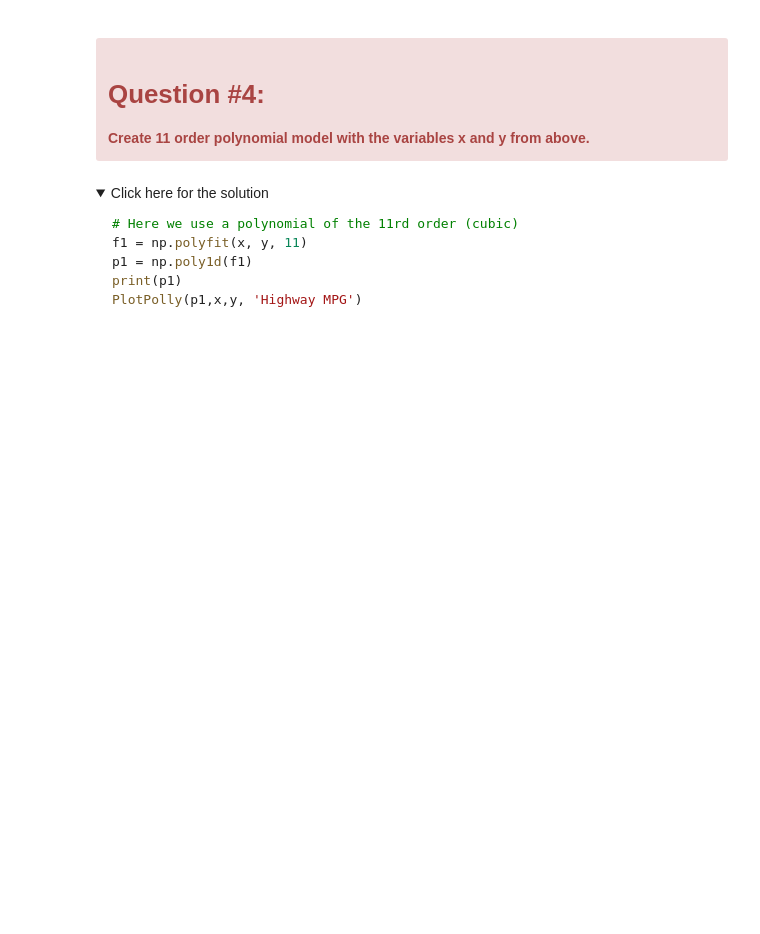
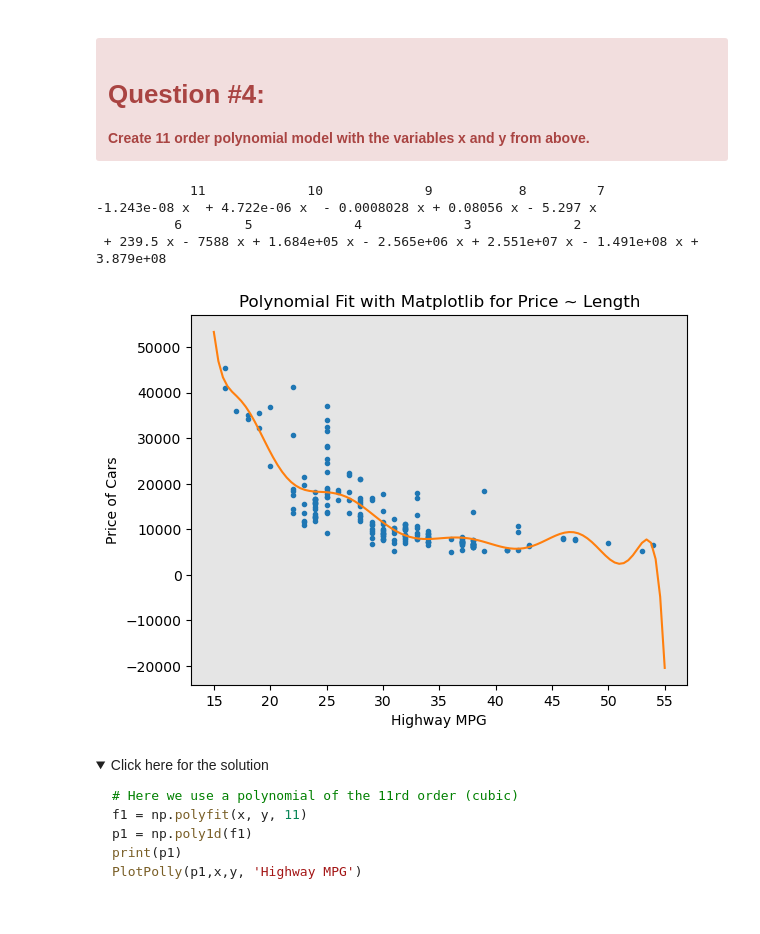
Before and after one commit to ErwinBrath/IBMDeveloperSkillsNetwork, a Jupyter notebook: Data-Analysis-with-Python/DA0101EN-4-Review-Model-Development.ipynb, the cells around one changed output. Saved outputs shown, nothing was run; the diff lists cells and outputs as text; code cells hidden in the pictures; folded sections open; blank space fills up the shorter version.

```diff
--- a/Data-Analysis-with-Python/DA0101EN-4-Review-Model-Development.ipynb
+++ b/Data-Analysis-with-Python/DA0101EN-4-Review-Model-Development.ipynb
@@ -541,2 +570,0 @@ PlotPolly(p, x, y, 'highway-mpg')
-# %%
-np.polyfit(x, y, 3)
@@ -549,6 +581,16 @@ np.polyfit(x, y, 3)
 </div>
 # %%
 # Write your code below and press Shift+Enter to execute
+f1 = np.polyfit(x, y, 11)
+p1 = np.poly1d(f1)
+print(p1)
+PlotPolly(p1,x,y, 'Highway MPG')
+# %% [output]
+            11             10             9           8         7
+-1.243e-08 x  + 4.722e-06 x  - 0.0008028 x + 0.08056 x - 5.297 x
+          6        5             4             3             2
+ + 239.5 x - 7588 x + 1.684e+05 x - 2.565e+06 x + 2.551e+07 x - 1.491e+08 x + 3.879e+08
+[figure, added]
 # %% [markdown]
 <details><summary>Click here for the solution</summary>
 
```
Also changed, not shown: parts of 31 cells of this notebook.
